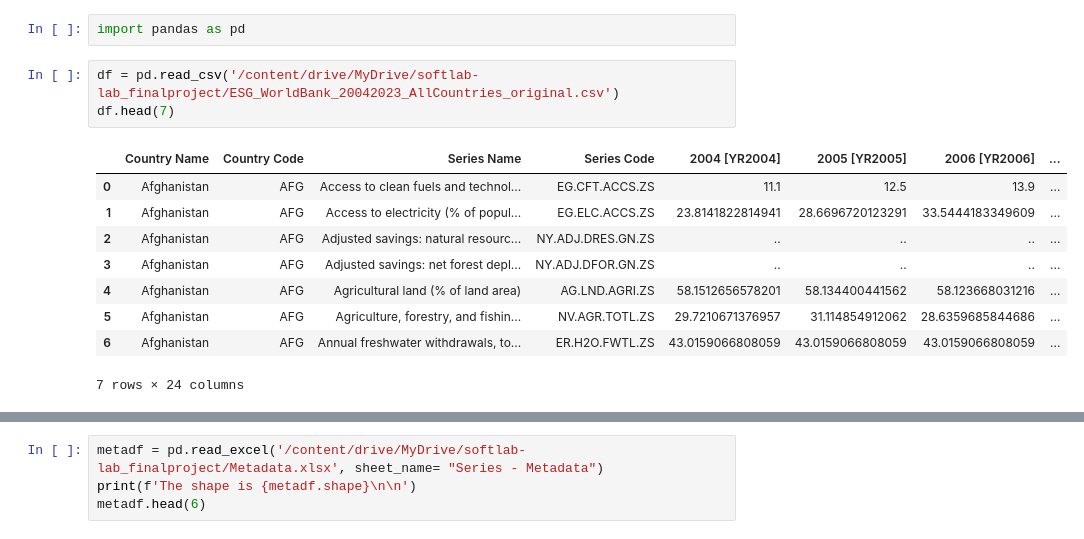
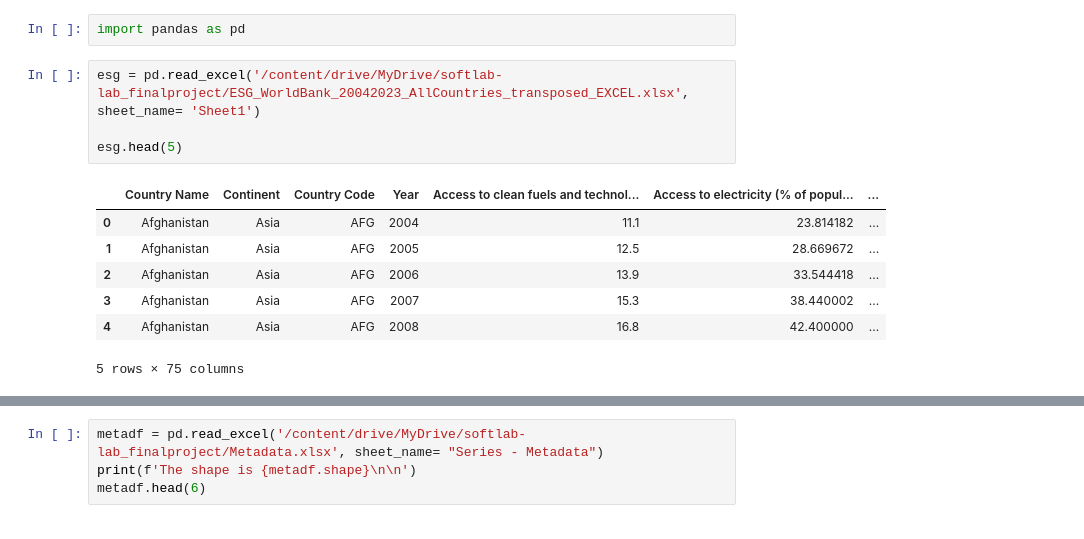
Before and after one commit to dariashcherbakovaaa/MA_DSE_Unimi, a Jupyter notebook: softlab_project.ipynb, the cells around one changed output, grey strips where cells are left out. Cells and saved outputs as stored; diff of their text form.

```diff
--- a/softlab_project.ipynb
+++ b/softlab_project.ipynb
@@ -8,15 +8,14 @@ Drive already mounted at /content/drive; to attempt to forcibly remount, call dr
 # %%
 import pandas as pd
 # %%
-df = pd.read_csv('/content/drive/MyDrive/softlab-lab_finalproject/ESG_WorldBank_20042023_AllCountries_original.csv')
-df.head(7)
+esg = pd.read_excel('/content/drive/MyDrive/softlab-lab_finalproject/ESG_WorldBank_20042023_AllCountries_transposed_EXCEL.xlsx', sheet_name= 'Sheet1')
+
+esg.head(5)
 # %% [output]
-|  | Country Name | Country Code | Series Name | Series Code | 2004 [YR2004] | 2005 [YR2005] | 2006 [YR2006] | ... |
-| 0 | Afghanistan | AFG | Access to clean fuels and technol... | EG.CFT.ACCS.ZS | 11.1 | 12.5 | 13.9 | ... |
-| 1 | Afghanistan | AFG | Access to electricity (% of popul... | EG.ELC.ACCS.ZS | 23.8141822814941 | 28.6696720123291 | 33.5444183349609 | ... |
-| 2 | Afghanistan | AFG | Adjusted savings: natural resourc... | NY.ADJ.DRES.GN.ZS | .. | .. | .. | ... |
-| 3 | Afghanistan | AFG | Adjusted savings: net forest depl... | NY.ADJ.DFOR.GN.ZS | .. | .. | .. | ... |
-| 4 | Afghanistan | AFG | Agricultural land (% of land area) | AG.LND.AGRI.ZS | 58.1512656578201 | 58.134400441562 | 58.123668031216 | ... |
-| 5 | Afghanistan | AFG | Agriculture, forestry, and fishin... | NV.AGR.TOTL.ZS | 29.7210671376957 | 31.114854912062 | 28.6359685844686 | ... |
-| 6 | Afghanistan | AFG | Annual freshwater withdrawals, to... | ER.H2O.FWTL.ZS | 43.0159066808059 | 43.0159066808059 | 43.0159066808059 | ... |
+|  | Country Name | Continent | Country Code | Year | Access to clean fuels and technol... | Access to electricity (% of popul... | ... |
+| 0 | Afghanistan | Asia | AFG | 2004 | 11.1 | 23.814182 | ... |
+| 1 | Afghanistan | Asia | AFG | 2005 | 12.5 | 28.669672 | ... |
+| 2 | Afghanistan | Asia | AFG | 2006 | 13.9 | 33.544418 | ... |
+| 3 | Afghanistan | Asia | AFG | 2007 | 15.3 | 38.440002 | ... |
+| 4 | Afghanistan | Asia | AFG | 2008 | 16.8 | 42.400000 | ... |
-7 rows × 24 columns
+5 rows × 75 columns
```
Also changed, not shown: parts of 5 cells of this notebook.
